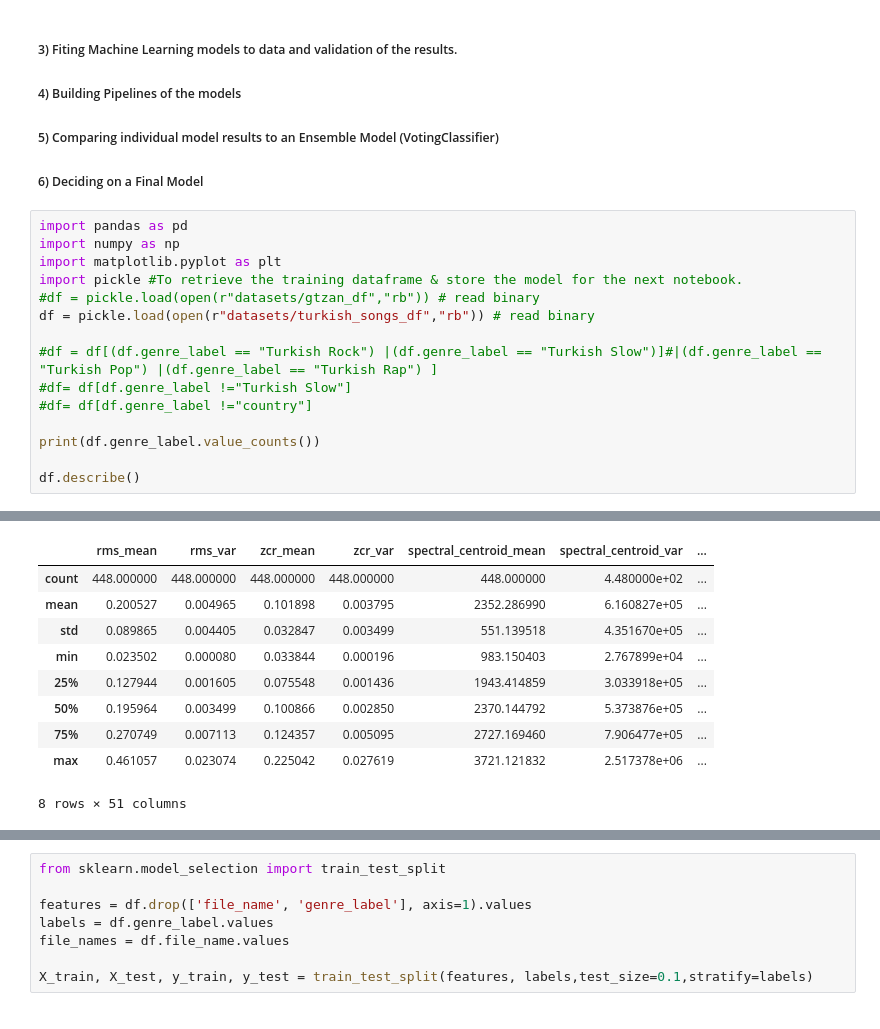
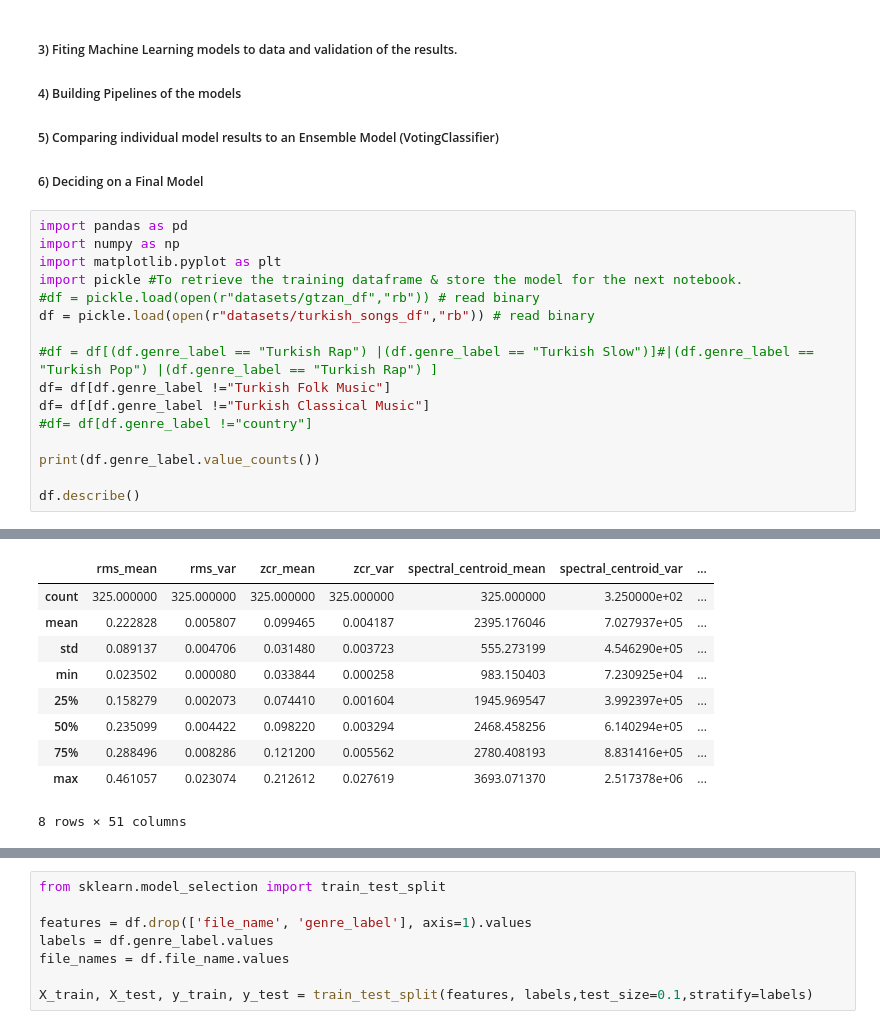
Before and after one commit to MerttErturkk/Youtube-Audio-Data-Processing-Classification-and-Recommendation-System, a Jupyter notebook: #3_Notebook.ipynb, the cells around one changed output, grey strips where cells are left out. Drawn from its saved outputs; the diff is of its cells as text.

```diff
--- a/#3_Notebook.ipynb
+++ b/#3_Notebook.ipynb
@@ -15,8 +15,9 @@ import pickle #To retrieve the training dataframe & store the model for the next
 #df = pickle.load(open(r"datasets/gtzan_df","rb")) # read binary
 df = pickle.load(open(r"datasets/turkish_songs_df","rb")) # read binary
 
-#df = df[(df.genre_label == "Turkish Rock") |(df.genre_label == "Turkish Slow")]#|(df.genre_label == "Turkish Pop") |(df.genre_label == "Turkish Rap") ]
-#df= df[df.genre_label !="Turkish Slow"]
+#df = df[(df.genre_label == "Turkish Rap") |(df.genre_label == "Turkish Slow")]#|(df.genre_label == "Turkish Pop") |(df.genre_label == "Turkish Rap") ]
+df= df[df.genre_label !="Turkish Folk Music"]
+df= df[df.genre_label !="Turkish Classical Music"]
 #df= df[df.genre_label !="country"]
 
 print(df.genre_label.value_counts())
@@ -32,13 +31,13 @@ Turkish Rap                51
 Name: genre_label, dtype: int64
 |  | rms_mean | rms_var | zcr_mean | zcr_var | spectral_centroid_mean | spectral_centroid_var | ... |
-| count | 448.000000 | 448.000000 | 448.000000 | 448.000000 | 448.000000 | 4.480000e+02 | ... |
-| mean | 0.200527 | 0.004965 | 0.101898 | 0.003795 | 2352.286990 | 6.160827e+05 | ... |
-| std | 0.089865 | 0.004405 | 0.032847 | 0.003499 | 551.139518 | 4.351670e+05 | ... |
-| min | 0.023502 | 0.000080 | 0.033844 | 0.000196 | 983.150403 | 2.767899e+04 | ... |
-| 25% | 0.127944 | 0.001605 | 0.075548 | 0.001436 | 1943.414859 | 3.033918e+05 | ... |
-| 50% | 0.195964 | 0.003499 | 0.100866 | 0.002850 | 2370.144792 | 5.373876e+05 | ... |
-| 75% | 0.270749 | 0.007113 | 0.124357 | 0.005095 | 2727.169460 | 7.906477e+05 | ... |
-| max | 0.461057 | 0.023074 | 0.225042 | 0.027619 | 3721.121832 | 2.517378e+06 | ... |
+| count | 325.000000 | 325.000000 | 325.000000 | 325.000000 | 325.000000 | 3.250000e+02 | ... |
+| mean | 0.222828 | 0.005807 | 0.099465 | 0.004187 | 2395.176046 | 7.027937e+05 | ... |
+| std | 0.089137 | 0.004706 | 0.031480 | 0.003723 | 555.273199 | 4.546290e+05 | ... |
+| min | 0.023502 | 0.000080 | 0.033844 | 0.000258 | 983.150403 | 7.230925e+04 | ... |
+| 25% | 0.158279 | 0.002073 | 0.074410 | 0.001604 | 1945.969547 | 3.992397e+05 | ... |
+| 50% | 0.235099 | 0.004422 | 0.098220 | 0.003294 | 2468.458256 | 6.140294e+05 | ... |
+| 75% | 0.288496 | 0.008286 | 0.121200 | 0.005562 | 2780.408193 | 8.831416e+05 | ... |
+| max | 0.461057 | 0.023074 | 0.212612 | 0.027619 | 3693.071370 | 2.517378e+06 | ... |
 8 rows × 51 columns
 # %%
 import seaborn as sns
```
Also changed, not shown: parts of 21 cells of this notebook, 2 other files.
